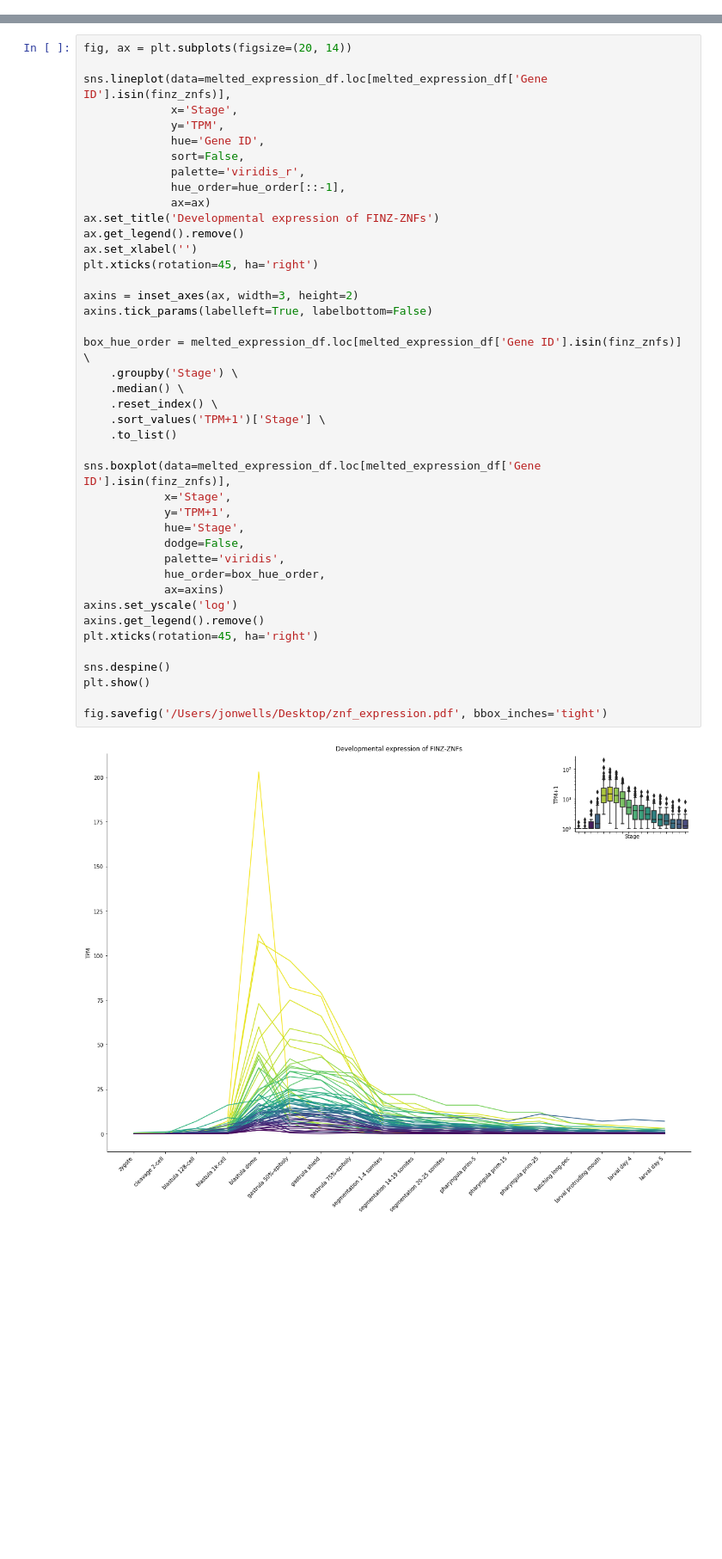
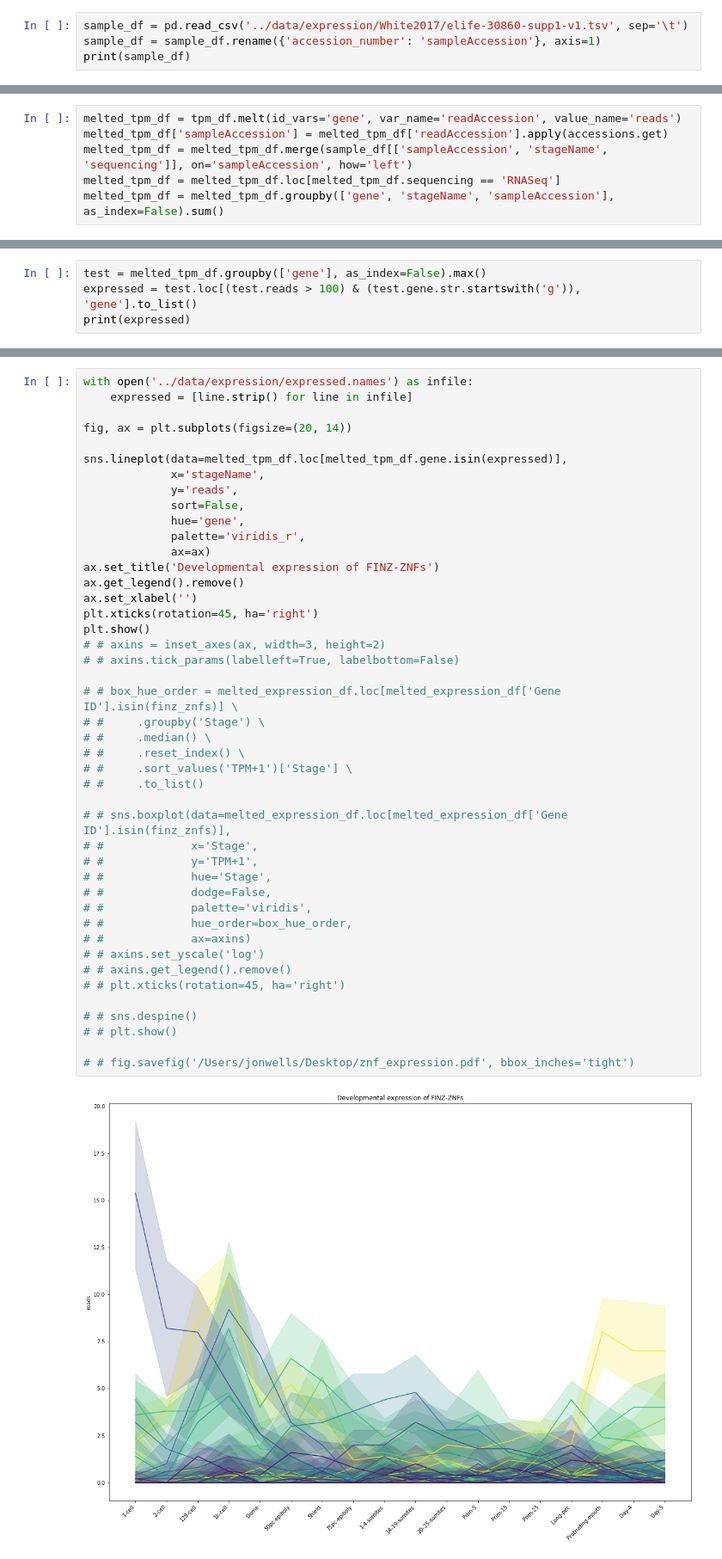
Before and after one commit to jonathan-wells/finz-znf, a Jupyter notebook: analysis/expression.ipynb, the cells around one changed output, grey strips where cells are left out. Shown: that part at 86% size. Drawn from its saved outputs; the diff is of its cells as text; blank space fills up the shorter version.

```diff
--- a/analysis/expression.ipynb
+++ b/analysis/expression.ipynb
@@ -40,0 +19,4 @@ melted_expression_df['TPM+1'] = melted_expression_df['TPM'] + 1
+# %%
+sample_df = pd.read_csv('../data/expression/White2017/elife-30860-supp1-v1.tsv', sep='\t')
+sample_df = sample_df.rename({'accession_number': 'sampleAccession'}, axis=1)
+print(sample_df)
@@ -40,0 +82,6 @@ melted_expression_df['TPM+1'] = melted_expression_df['TPM'] + 1
+# %%
+melted_tpm_df = tpm_df.melt(id_vars='gene', var_name='readAccession', value_name='reads')
+melted_tpm_df['sampleAccession'] = melted_tpm_df['readAccession'].apply(accessions.get)
+melted_tpm_df = melted_tpm_df.merge(sample_df[['sampleAccession', 'stageName', 'sequencing']], on='sampleAccession', how='left')
+melted_tpm_df = melted_tpm_df.loc[melted_tpm_df.sequencing == 'RNASeq']
+melted_tpm_df = melted_tpm_df.groupby(['gene', 'stageName', 'sampleAccession'], as_index=False).sum()
@@ -40,0 +109,4 @@ melted_expression_df['TPM+1'] = melted_expression_df['TPM'] + 1
+# %%
+test = melted_tpm_df.groupby(['gene'], as_index=False).max()
+expressed = test.loc[(test.reads > 100) & (test.gene.str.startswith('g')), 'gene'].to_list()
+print(expressed)
@@ -41,45 +115,47 @@ melted_expression_df['TPM+1'] = melted_expression_df['TPM'] + 1
 # %%
+with open('../data/expression/expressed.names') as infile:
+    expressed = [line.strip() for line in infile]
+
 fig, ax = plt.subplots(figsize=(20, 14))
 
-sns.lineplot(data=melted_expression_df.loc[melted_expression_df['Gene ID'].isin(finz_znfs)],
-             x='Stage',
-             y='TPM',
-             hue='Gene ID',
+sns.lineplot(data=melted_tpm_df.loc[melted_tpm_df.gene.isin(expressed)],
+             x='stageName',
+             y='reads',
              sort=False,
+             hue='gene',
              palette='viridis_r',
-             hue_order=hue_order[::-1],
              ax=ax)
 ax.set_title('Developmental expression of FINZ-ZNFs')
 ax.get_legend().remove()
 ax.set_xlabel('')
 plt.xticks(rotation=45, ha='right')
+plt.show()
+# # axins = inset_axes(ax, width=3, height=2)
+# # axins.tick_params(labelleft=True, labelbottom=False)
 
-axins = inset_axes(ax, width=3, height=2)
-axins.tick_params(labelleft=True, labelbottom=False)
+# # box_hue_order = melted_expression_df.loc[melted_expression_df['Gene ID'].isin(finz_znfs)] \
+# #     .groupby('Stage') \
+# #     .median() \
+# #     .reset_index() \
+# #     .sort_values('TPM+1')['Stage'] \
+# #     .to_list()
 
-box_hue_order = melted_expression_df.loc[melted_expression_df['Gene ID'].isin(finz_znfs)] \
-    .groupby('Stage') \
-    .median() \
-    .reset_index() \
-    .sort_values('TPM+1')['Stage'] \
-    .to_list()
+# # sns.boxplot(data=melted_expression_df.loc[melted_expression_df['Gene ID'].isin(finz_znfs)],
+# #             x='Stage',
+# #             y='TPM+1',
+# #             hue='Stage',
+# #             dodge=False,
+# #             palette='viridis',
+# #             hue_order=box_hue_order,
+# #             ax=axins)
+# # axins.set_yscale('log')
+# # axins.get_legend().remove()
+# # plt.xticks(rotation=45, ha='right')
 
-sns.boxplot(data=melted_expression_df.loc[melted_expression_df['Gene ID'].isin(finz_znfs)],
-            x='Stage',
-            y='TPM+1',
-            hue='Stage',
-            dodge=False,
-            palette='viridis',
-            hue_order=box_hue_order,
-            ax=axins)
-axins.set_yscale('log')
-axins.get_legend().remove()
-plt.xticks(rotation=45, ha='right')
+# # sns.despine()
+# # plt.show()
 
-sns.despine()
-plt.show()
-
-fig.savefig('/Users/jonwells/Desktop/znf_expression.pdf', bbox_inches='tight')
+# # fig.savefig('/Users/jonwells/Desktop/znf_expression.pdf', bbox_inches='tight')
 # %% [output]
-[figure, old version]
+[figure, new version]
 # %%
```
Also changed, not shown: parts of 9 cells of this notebook, 2 other files.
